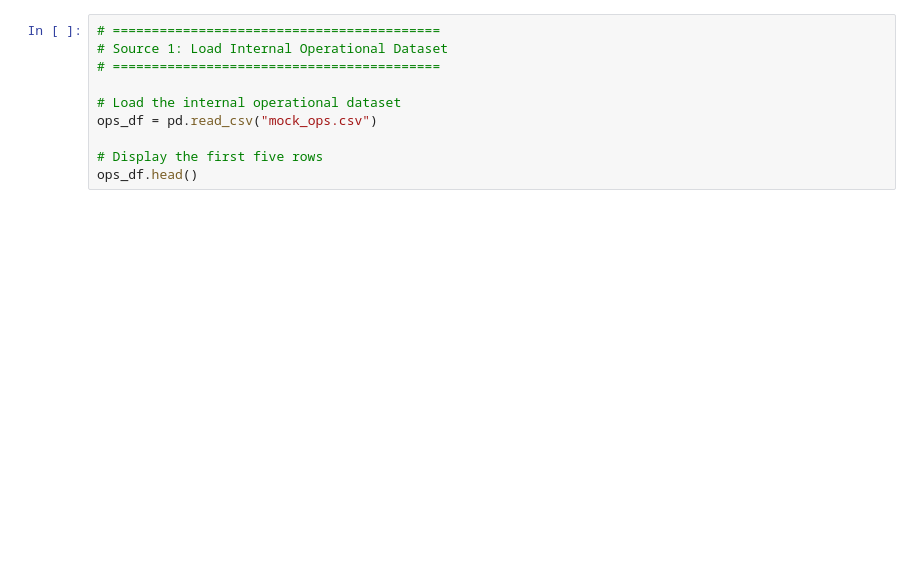
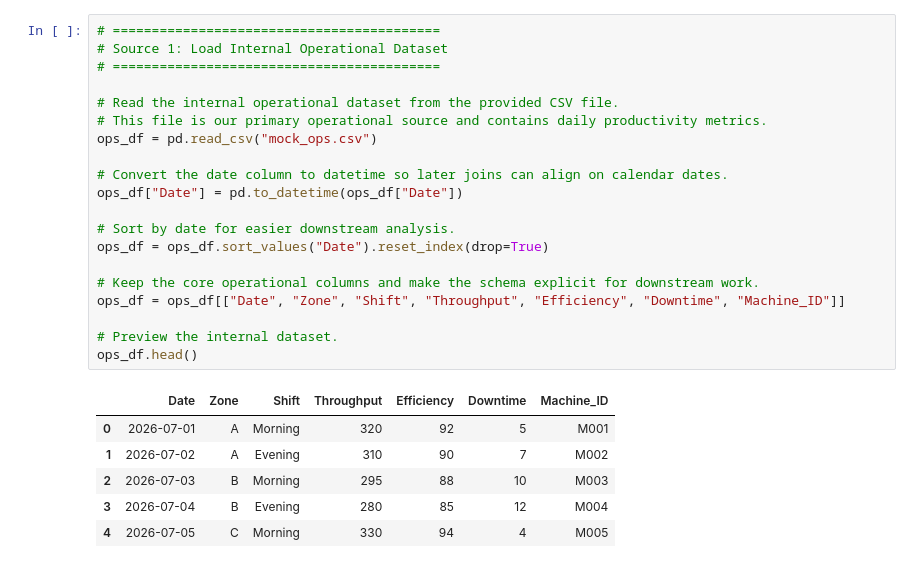
Before and after one commit to Httpednah/week3_multi_source_pipeline, a Jupyter notebook: week3_multi_source_pipeline.ipynb, the cells around one changed output. Drawn from its saved outputs; the diff is of its cells as text; blank space fills up the shorter version.

```diff
--- a/week3_multi_source_pipeline.ipynb
+++ b/week3_multi_source_pipeline.ipynb
@@ -33,10 +27,27 @@ The internal operational dataset contains historical operational records collect
 # %%
 # ==========================================
 # Source 1: Load Internal Operational Dataset
 # ==========================================
 
-# Load the internal operational dataset
+# Read the internal operational dataset from the provided CSV file.
+# This file is our primary operational source and contains daily productivity metrics.
 ops_df = pd.read_csv("mock_ops.csv")
 
-# Display the first five rows
+# Convert the date column to datetime so later joins can align on calendar dates.
+ops_df["Date"] = pd.to_datetime(ops_df["Date"])
+
+# Sort by date for easier downstream analysis.
+ops_df = ops_df.sort_values("Date").reset_index(drop=True)
+
+# Keep the core operational columns and make the schema explicit for downstream work.
+ops_df = ops_df[["Date", "Zone", "Shift", "Throughput", "Efficiency", "Downtime", "Machine_ID"]]
+
+# Preview the internal dataset.
 ops_df.head()
+# %% [output]
+|  | Date | Zone | Shift | Throughput | Efficiency | Downtime | Machine_ID |
+| 0 | 2026-07-01 | A | Morning | 320 | 92 | 5 | M001 |
+| 1 | 2026-07-02 | A | Evening | 310 | 90 | 7 | M002 |
+| 2 | 2026-07-03 | B | Morning | 295 | 88 | 10 | M003 |
+| 3 | 2026-07-04 | B | Evening | 280 | 85 | 12 | M004 |
+| 4 | 2026-07-05 | C | Morning | 330 | 94 | 4 | M005 |
```
Also changed, not shown: parts of 13 cells of this notebook, 1 other file.
